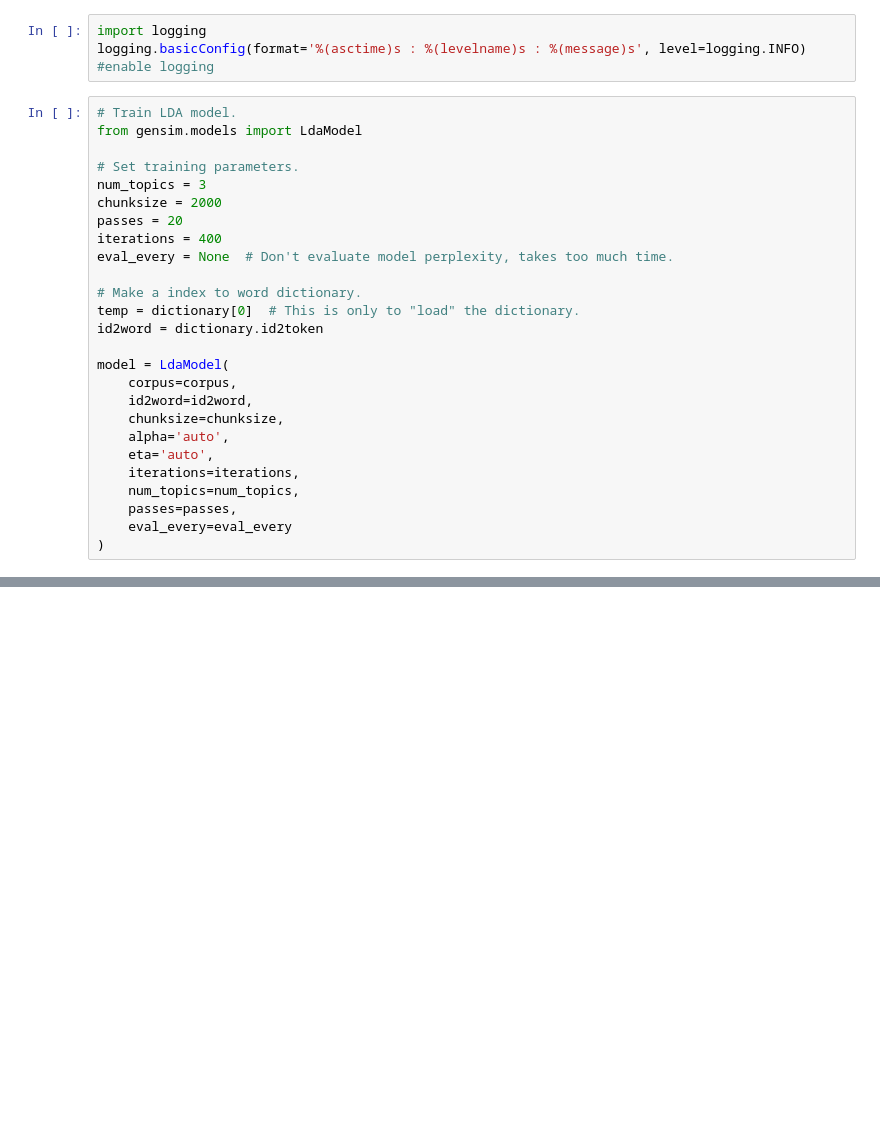
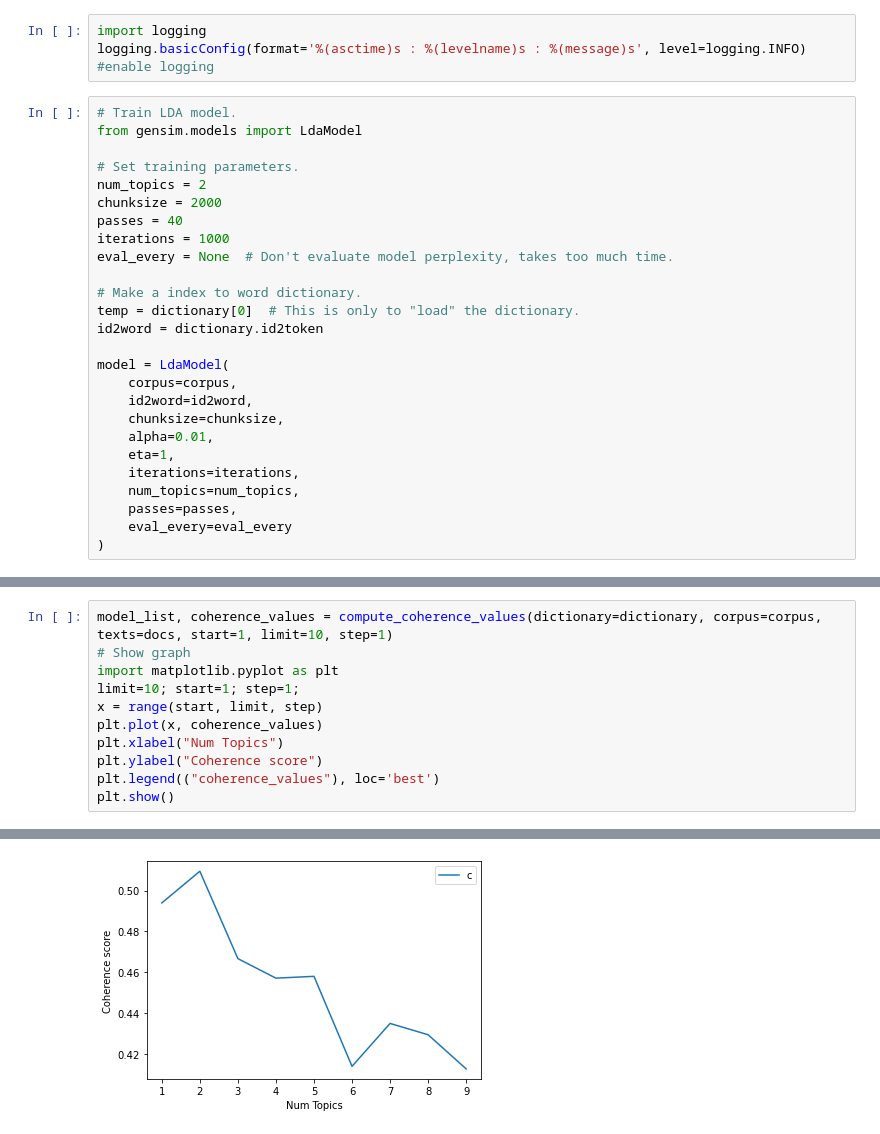
Before and after one commit to zylstraa/capstone, a Jupyter notebook: notebooks/LDA_past_songs.ipynb, the cells around one changed output, grey strips where cells are left out. Saved outputs shown, nothing was run; the diff lists cells and outputs as text; blank space fills up the shorter version.

```diff
--- a/notebooks/LDA_past_songs.ipynb
+++ b/notebooks/LDA_past_songs.ipynb
@@ -81,10 +81,10 @@ logging.basicConfig(format='%(asctime)s : %(levelname)s : %(message)s', level=lo
 from gensim.models import LdaModel
 
 # Set training parameters.
-num_topics = 3
+num_topics = 2
 chunksize = 2000
-passes = 20
-iterations = 400
+passes = 40
+iterations = 1000
 eval_every = None  # Don't evaluate model perplexity, takes too much time.
 
 # Make a index to word dictionary.
@@ -95,8 +95,8 @@ model = LdaModel(
     corpus=corpus,
     id2word=id2word,
     chunksize=chunksize,
-    alpha='auto',
-    eta='auto',
+    alpha=0.01,
+    eta=1,
     iterations=iterations,
     num_topics=num_topics,
     passes=passes,
@@ -150,0 +217,12 @@ Average topic coherence: -1.0647.
+# %%
+model_list, coherence_values = compute_coherence_values(dictionary=dictionary, corpus=corpus, texts=docs, start=1, limit=10, step=1)
+# Show graph
+import matplotlib.pyplot as plt
+limit=10; start=1; step=1;
+x = range(start, limit, step)
+plt.plot(x, coherence_values)
+plt.xlabel("Num Topics")
+plt.ylabel("Coherence score")
+plt.legend(("coherence_values"), loc='best')
+plt.show()
+# %% [output]
@@ -150,0 +246 @@ Average topic coherence: -1.0647.
+[figure, added]
```
Also changed, not shown: parts of 6 cells of this notebook, 2 other files.
